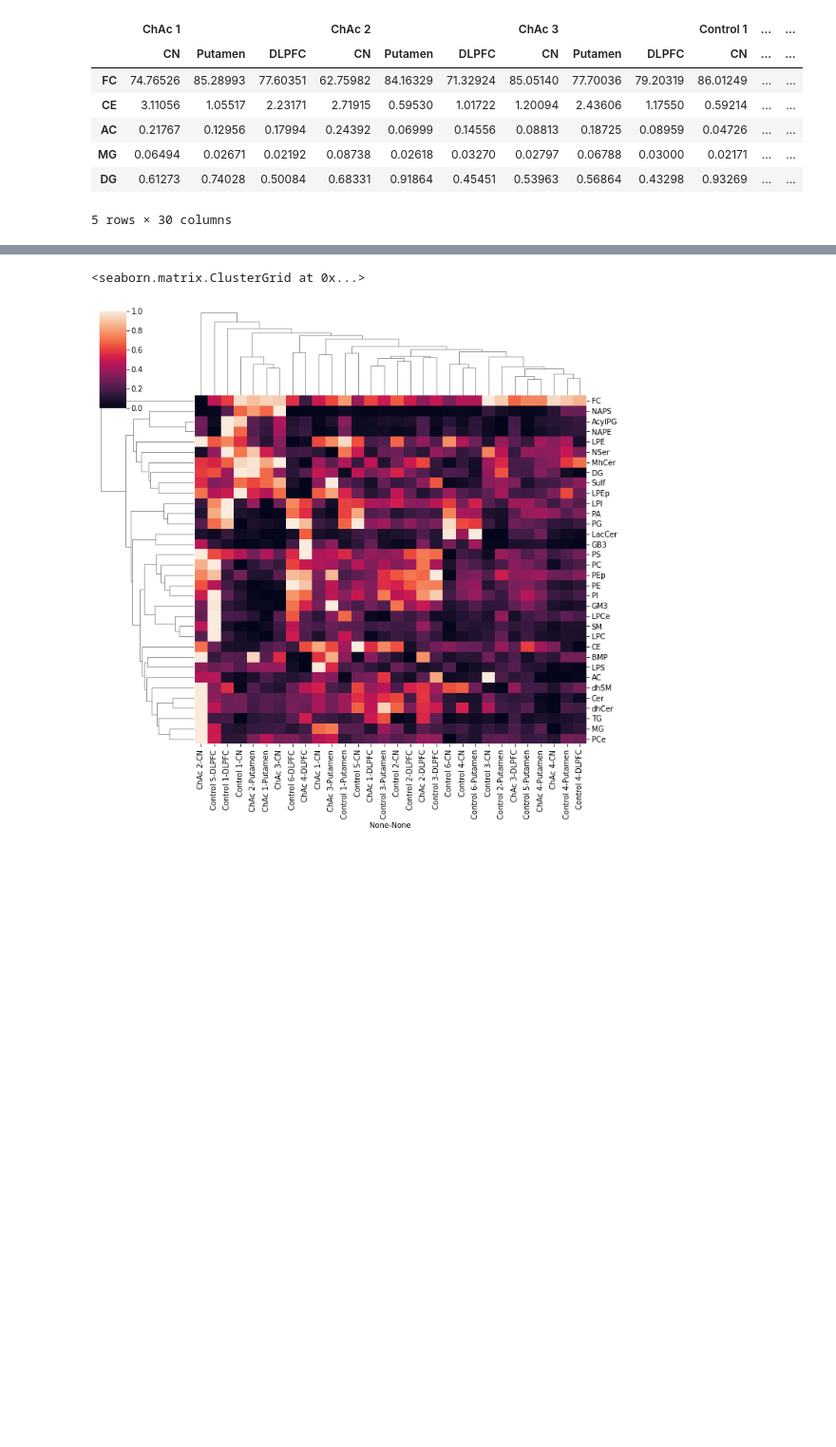
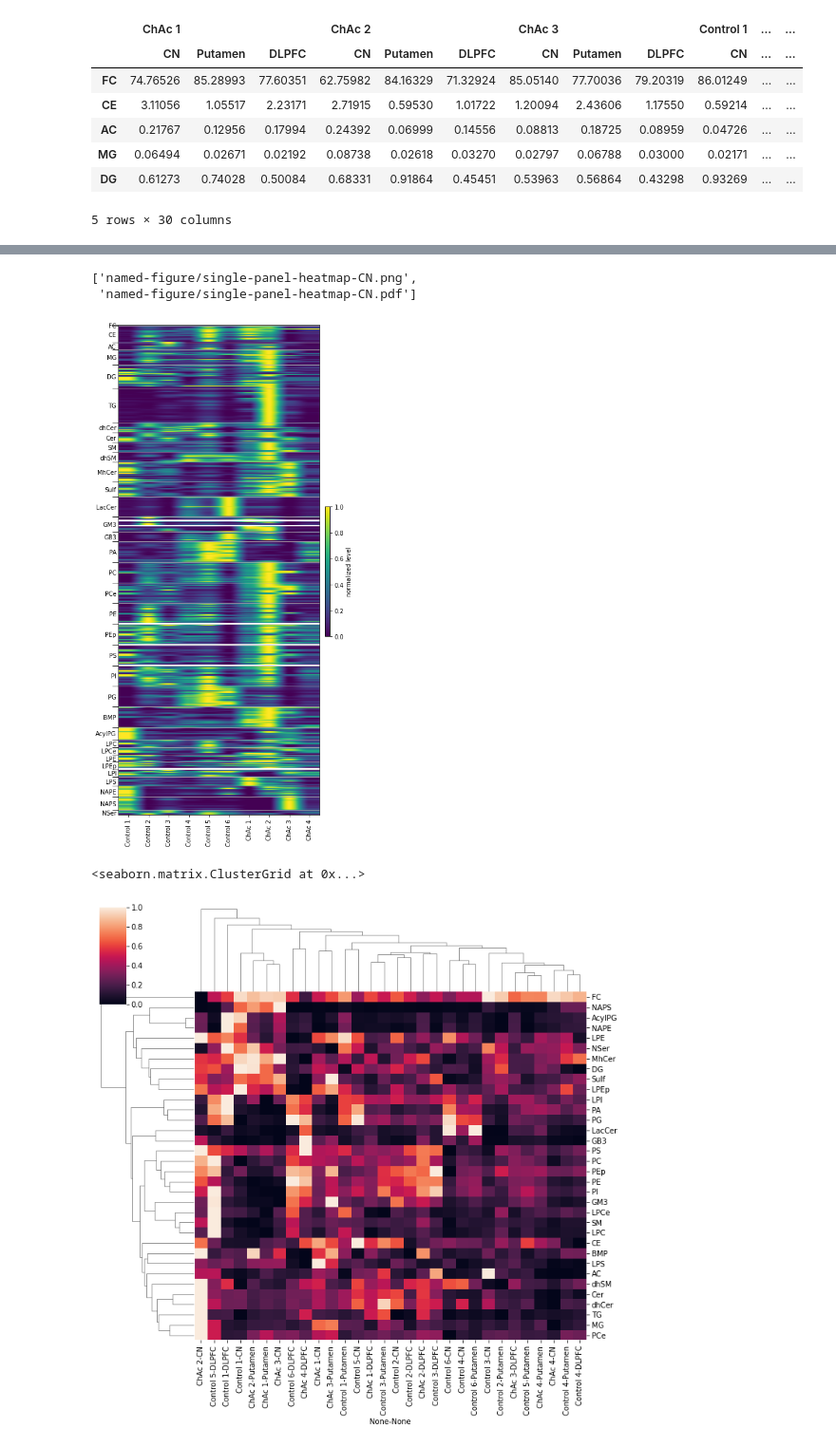
Before and after one commit to attilagk/Gabriel, a Jupyter notebook: notebooks/2022-09-02-lipid-ch-ac/2022-09-02-lipid-ch-ac.ipynb, the cells around one changed output, grey strips where cells are left out. Shown at 95% size. Saved outputs shown, nothing was run; the diff lists cells and outputs as text; code cells hidden in the pictures; blank space fills up the shorter version.

Commit message:
fixed data frame misalignment using reindex

```diff
--- a/notebooks/2022-09-02-lipid-ch-ac/2022-09-02-lipid-ch-ac.ipynb
+++ b/notebooks/2022-09-02-lipid-ch-ac/2022-09-02-lipid-ch-ac.ipynb
@@ -91,0 +28,19 @@ ax.imshow(normalize(species_levels.xs('CN', axis=1, level=1)), aspect='auto')
+# %%
+# import data
+fpath = '../../resources/lipid-data-species.csv'
+species_levels = pd.read_csv(fpath, header=[0, 1], index_col=0)
+# add species group
+ix0 = [re.sub('^(\S+)\s.*$', '\\1', s) for s in species_levels.index]
+species_levels.index = pd.MultiIndex.from_arrays([ix0, species_levels.index])
+# tick locations and labels for heatmap
+g, ix = np.unique(ix0, return_index=True)
+s = pd.Series(ix, index=g).sort_values() - 0.5
+s1 = pd.Series(s.to_list() + [len(species_levels)], index=['start'] + s.index.to_list())
+s1 = s1.rolling(window=2).mean().drop('start')
+ticks = pd.concat([s.to_frame('tick_loc'), s1.to_frame('label_loc')], axis=1)
+group_info = pd.DataFrame({'ticks': ix}, index=g).sort_values('ticks')
+# Reorder columns to group Control and ChAc subjects together
+c0 = ['Control ' + str(i + 1) for i in range(6)] + ['ChAc ' + str(i + 1) for i in range(4)]
+c1 = ['CN', 'Putamen', 'DLPFC']
+#species_levels.columns = pd.MultiIndex.from_product([c0, c1])
+species_levels = species_levels.reindex(columns=pd.MultiIndex.from_product([c0, c1]))
@@ -92,3 +70,24 @@ ax.imshow(normalize(species_levels.xs('CN', axis=1, level=1)), aspect='auto')
+# %%
+fig, ax = plt.subplots(figsize=(6, 15))
+ax.imshow(normalize(species_levels.xs('CN', axis=1, level=1)), aspect='auto')
+ax.set_yticks(ticks['tick_loc'])
+ax.set_yticklabels('')
+ax.set_yticks(ticks['label_loc'], minor=True)
+ax.set_yticklabels(ticks.index, minor=True)
+ax.tick_params(axis='y', which='minor', length=0)
+ax.tick_params(axis='y', which='major', length=10)
+ax.set_xticks(range(len(c0)))
+ax.set_xticklabels(c0, rotation=90)
+ax.grid(True, which='major', axis='y')
+cm = plt.cm.ScalarMappable(cmap='viridis')
+cm.set_clim(vmin=0, vmax=1)
+cb_ax = fig.add_axes([0.92, 0.4, 0.02, 0.2])
+fig.colorbar(cm, cax=cb_ax, label='normalized level')
+attila_utils.savefig(fig, 'single-panel-heatmap-CN')
+# %% [output]
+['named-figure/single-panel-heatmap-CN.png',
+ 'named-figure/single-panel-heatmap-CN.pdf']
+[figure, added]
 # %%
 sns.clustermap(group_levels, standard_scale=0)
 # %% [output]
```
Also changed, not shown: parts of 4 cells of this notebook, 1 other file.
